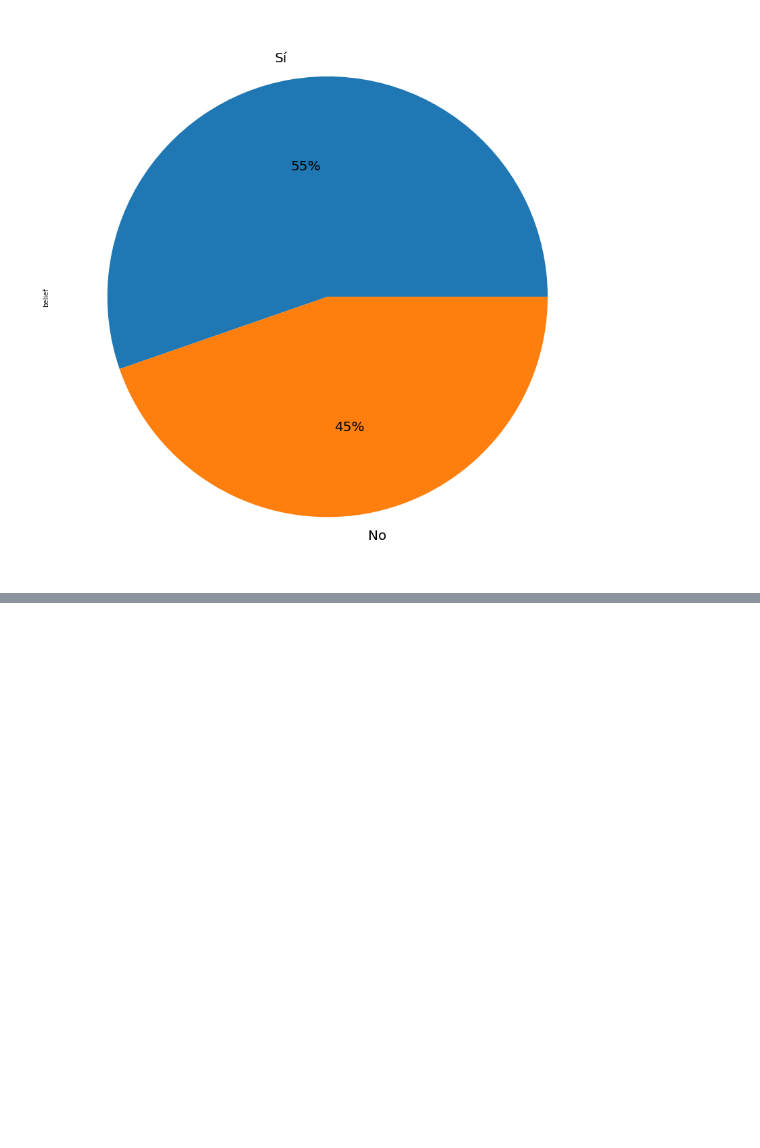
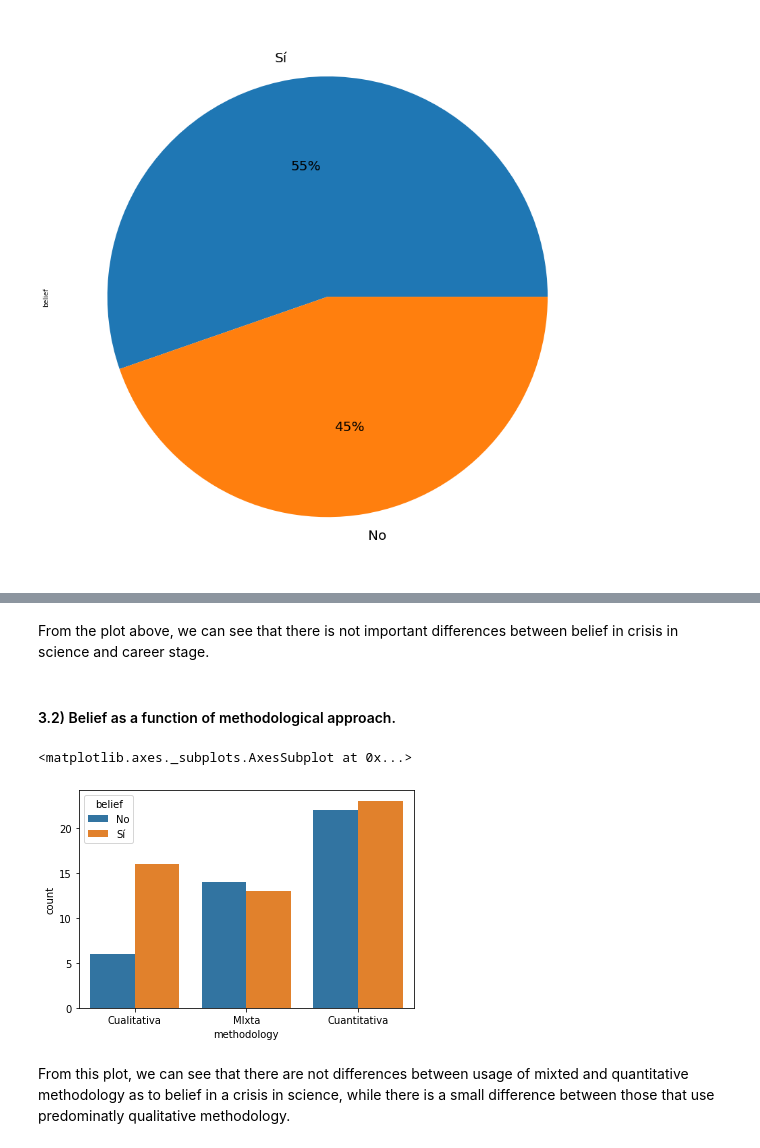
Before and after one commit to francosbenitez/thesis, a Jupyter notebook: analysis/py-script.ipynb, the cells around one changed output, grey strips where cells are left out. Cells and saved outputs as stored; diff of their text form; code cells hidden in the pictures; blank space fills up the shorter version.

```diff
--- a/analysis/py-script.ipynb
+++ b/analysis/py-script.ipynb
@@ -289,0 +293,11 @@ df["belief"].value_counts().plot.pie(figsize = (20,15), autopct = "%1.0f%%", fon
+# %% [markdown]
+From the plot above, we can see that there is not important differences between belief in crisis in science and career stage.
+# %% [markdown]
+#### 3.2) Belief as a function of methodological approach.
+# %%
+sns.countplot(x="methodology", hue="belief", data=df)
+# %% [output]
+<matplotlib.axes._subplots.AxesSubplot at 0x...>
+[figure, added]
+# %% [markdown]
+From this plot, we can see that there are not differences between usage of mixted and quantitative methodology as to belief in a crisis in science, while there is a small difference between those that use predominatly qualitative methodology.
```
Also changed, not shown: parts of 7 cells of this notebook, 1 other file.
